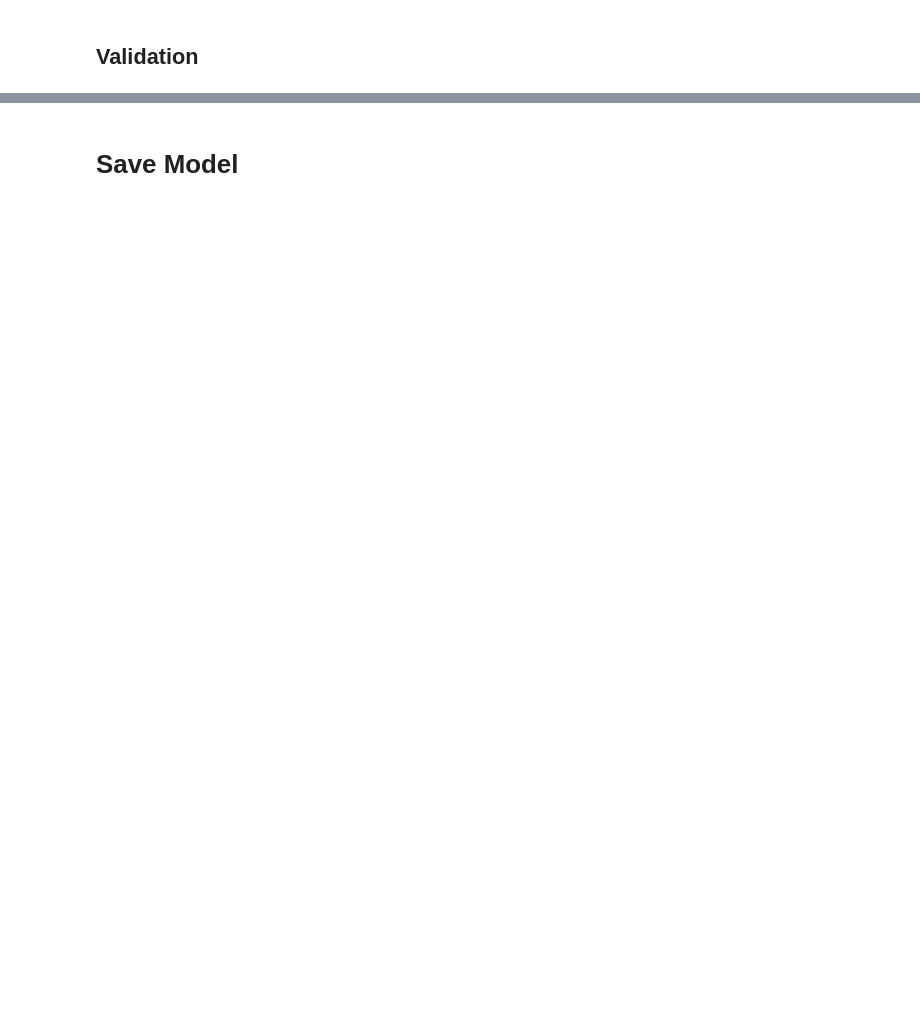
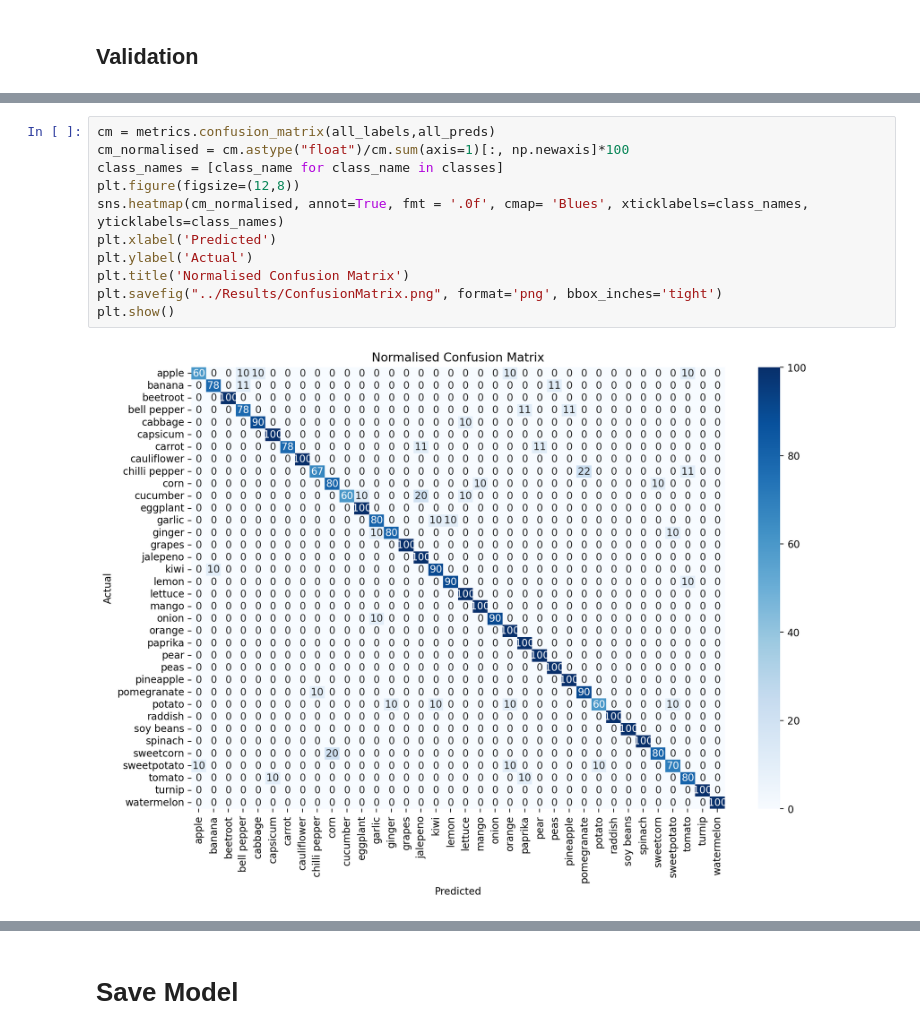
Before and after one commit to Adenrele/Fruit-and-Vegetable-Image-Recognition, a Jupyter notebook: ModelDevelopment/fruit_veg.ipynb, the cells around one changed output, grey strips where cells are left out. Drawn from its saved outputs; the diff is of its cells as text; blank space fills up the shorter version.

```diff
--- a/ModelDevelopment/fruit_veg.ipynb
+++ b/ModelDevelopment/fruit_veg.ipynb
@@ -319,0 +375,13 @@ chilli pepper       0.10      0.11      0.11         9
+# %%
+cm = metrics.confusion_matrix(all_labels,all_preds)
+cm_normalised = cm.astype("float")/cm.sum(axis=1)[:, np.newaxis]*100
+class_names = [class_name for class_name in classes]
+plt.figure(figsize=(12,8))
+sns.heatmap(cm_normalised, annot=True, fmt = '.0f', cmap= 'Blues', xticklabels=class_names, yticklabels=class_names)
+plt.xlabel('Predicted')
+plt.ylabel('Actual')
+plt.title('Normalised Confusion Matrix')
+plt.savefig("../Results/ConfusionMatrix.png", format='png', bbox_inches='tight')
+plt.show()
+# %% [output]
+[figure, added]
```
Also changed, not shown: parts of 20 cells of this notebook, 16 other files.
